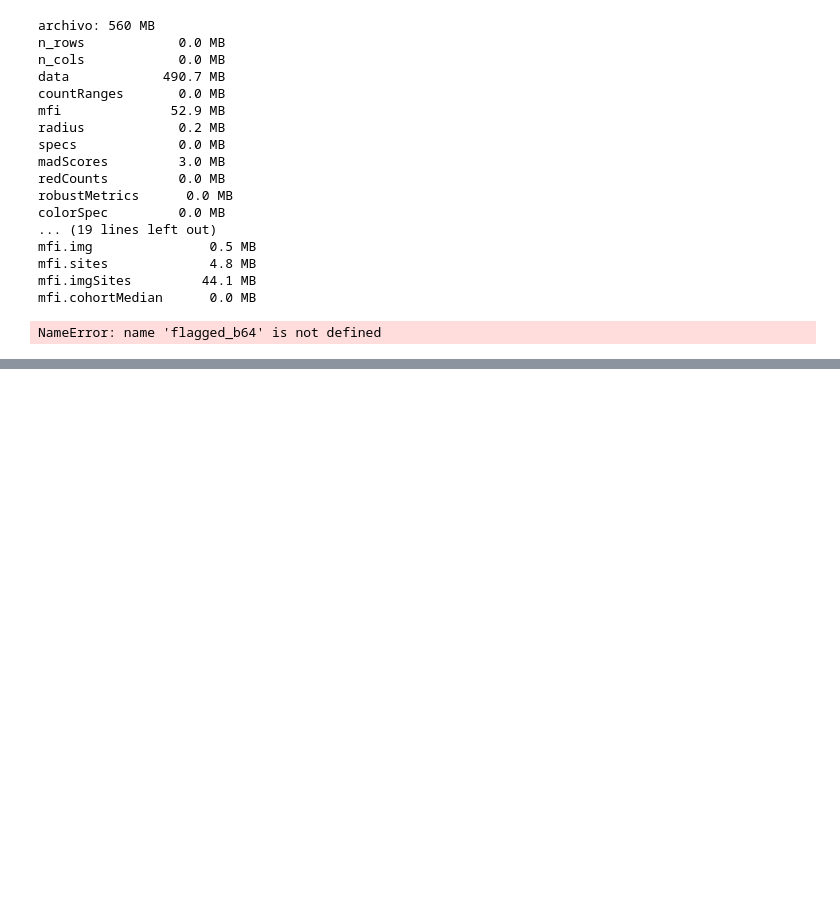
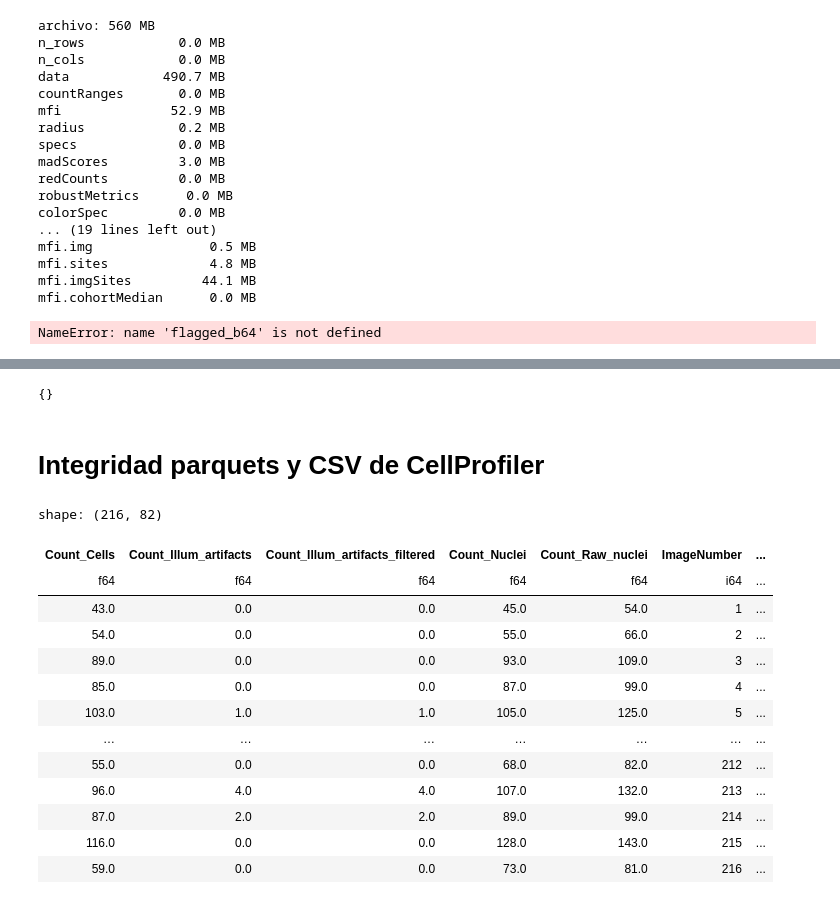
Before and after one commit to As337N/Cellprofiler_production_MAINCE, a Jupyter notebook: CellProfiler_pipeline/Code/tests.ipynb, the cells around one changed output, grey strips where cells are left out. Saved outputs shown, nothing was run; the diff lists cells and outputs as text; code cells hidden in the pictures; blank space fills up the shorter version.

```diff
--- a/CellProfiler_pipeline/Code/tests.ipynb
+++ b/CellProfiler_pipeline/Code/tests.ipynb
@@ -322,0 +496,8 @@ NameError: name 'flagged_b64' is not defined
+# %%
+K = ["Metadata_Plate", "Metadata_Well", "Metadata_Field"]
+vac = {c: n for c in df.columns if (n := df[c].is_null().sum() + (df[c].str.strip_chars() == "").sum())}
+vac
+# %% [output]
+{}
+# %% [markdown]
+# Integridad parquets y CSV de CellProfiler
@@ -322,0 +507,26 @@ NameError: name 'flagged_b64' is not defined
+# %%
+base_path_measurements = Path("/mnt/czolab-storage-01/acruzcar/MAINCE_output/Cohort2_test/V01/QC/Measurements")
+image_pqt = base_path_measurements / "Image.parquet"
+cells_pqt = base_path_measurements / "Cells.parquet"
+nuclei_pqt = base_path_measurements / "Nuclei.parquet"
+
+img_df = pl.read_parquet(image_pqt)
+cll_df = pl.read_parquet(cells_pqt)
+ncl_df = pl.read_parquet(nuclei_pqt)
+# %%
+img_df
+# %% [output]
+shape: (216, 82)
+| Count_Cells | Count_Illum_artifacts | Count_Illum_artifacts_filtered | Count_Nuclei | Count_Raw_nuclei | ImageNumber | ... |
+| f64 | f64 | f64 | f64 | f64 | i64 | ... |
+| 43.0 | 0.0 | 0.0 | 45.0 | 54.0 | 1 | ... |
+| 54.0 | 0.0 | 0.0 | 55.0 | 66.0 | 2 | ... |
+| 89.0 | 0.0 | 0.0 | 93.0 | 109.0 | 3 | ... |
+| 85.0 | 0.0 | 0.0 | 87.0 | 99.0 | 4 | ... |
+| 103.0 | 1.0 | 1.0 | 105.0 | 125.0 | 5 | ... |
+| … | … | … | … | … | … | ... |
+| 55.0 | 0.0 | 0.0 | 68.0 | 82.0 | 212 | ... |
+| 96.0 | 4.0 | 4.0 | 107.0 | 132.0 | 213 | ... |
+| 87.0 | 2.0 | 2.0 | 89.0 | 99.0 | 214 | ... |
+| 116.0 | 0.0 | 0.0 | 128.0 | 143.0 | 215 | ... |
+| 59.0 | 0.0 | 0.0 | 73.0 | 81.0 | 216 | ... |
```
Also changed, not shown: parts of 19 cells of this notebook, 20 other files.
